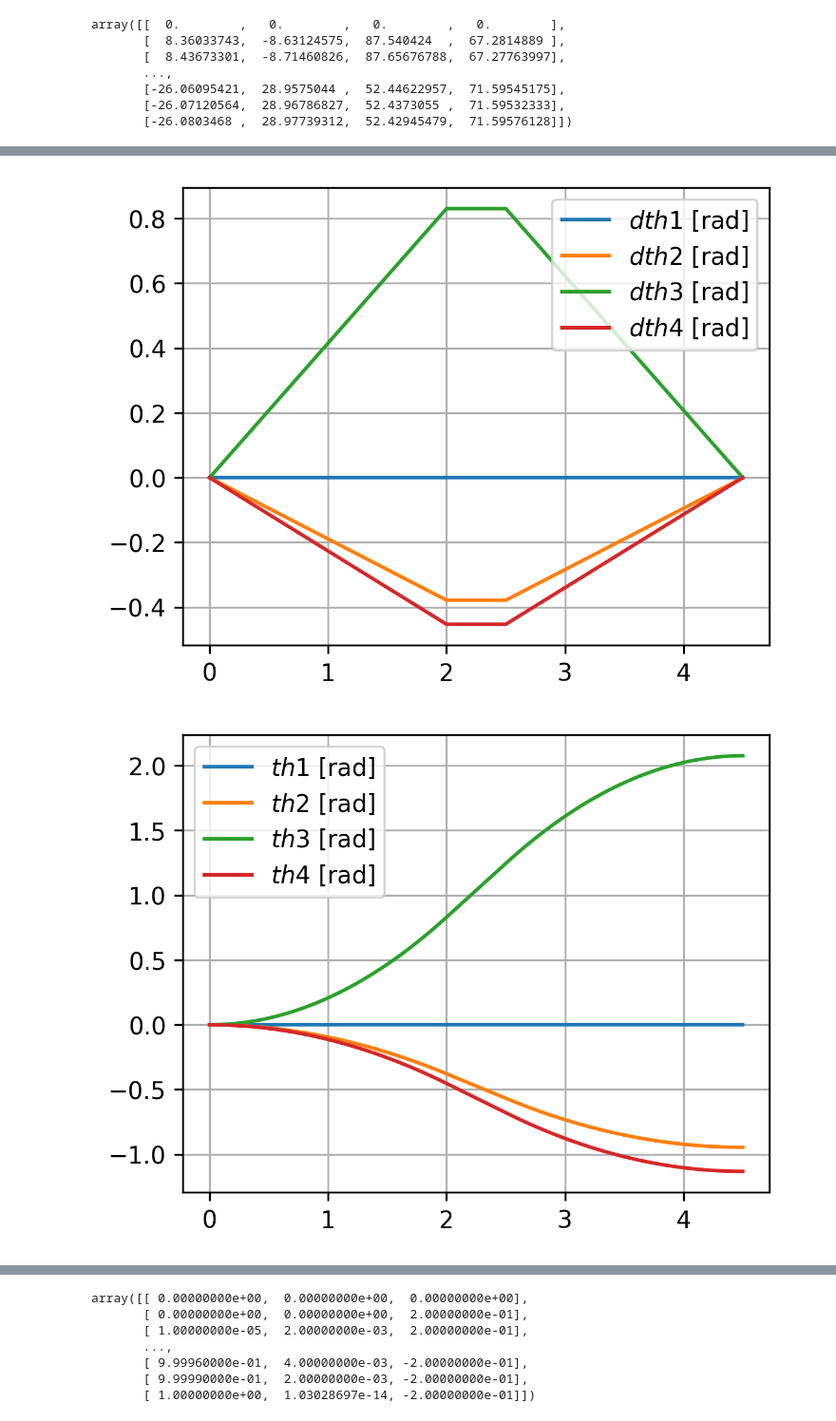
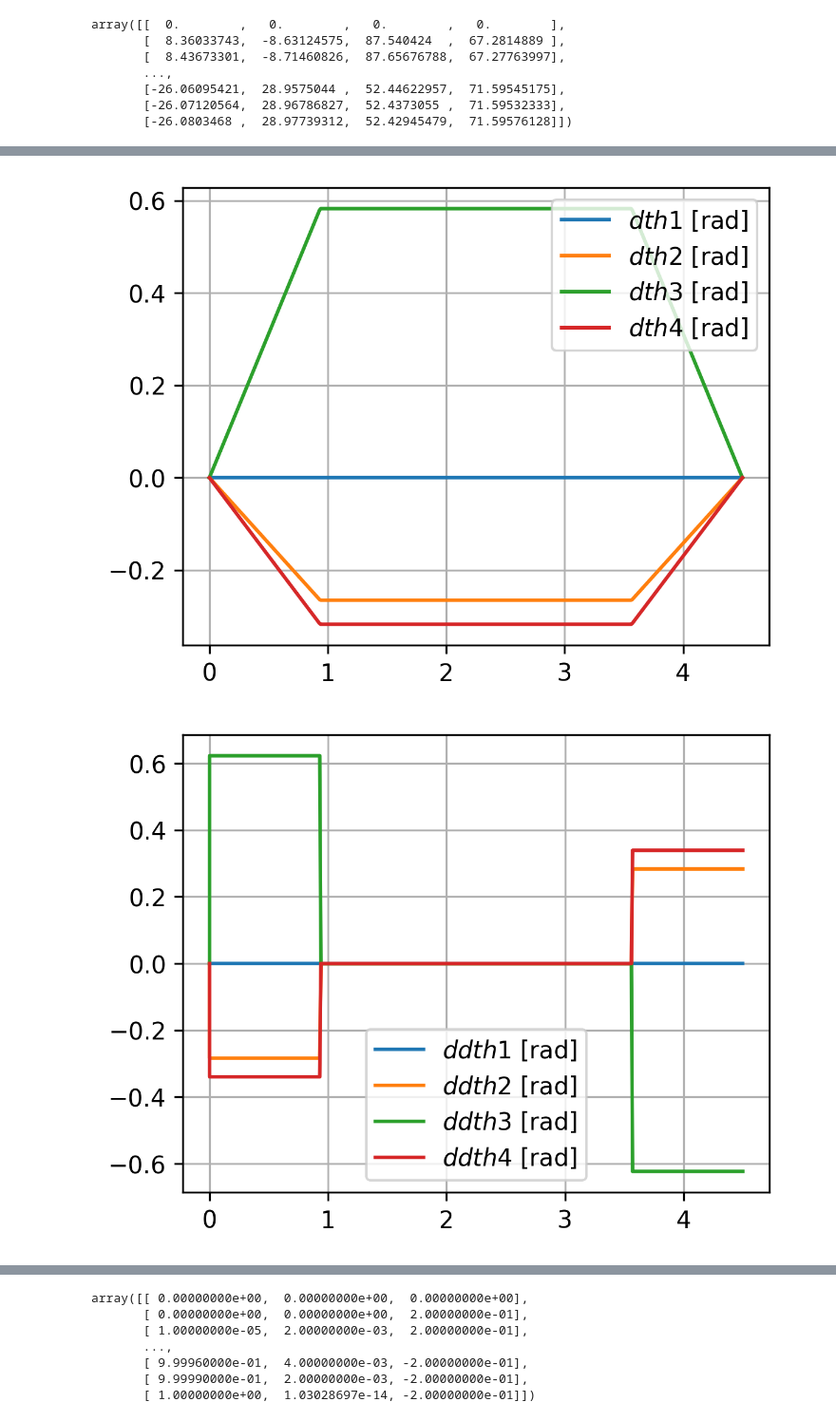
Before and after one commit to ssc166/joint_control, a Jupyter notebook: src/control/note.ipynb, the cells around one changed output, grey strips where cells are left out. Shown at 95% size. Drawn from its saved outputs; the diff is of its cells as text; code cells hidden in the pictures.

```diff
--- a/src/control/note.ipynb
+++ b/src/control/note.ipynb
@@ -74,7 +288,7 @@ theta_print()
 # %% [output]
 1
 # %%
-time, traj = utils.Trapezoidal_Traj_Gen_Given_Amax_and_T(0.5,3,0.01)
+time, traj = utils.Trapezoidal_Traj_Gen_Given_Amax_and_T(0.3,4.5,0.01)
 # %%
 traj
 # %% [output]
@@ -271,23 +472,23 @@ plt.grid(True, axis='y')
 
 plt.show()
 # %% [output]
-[figure, old version]
+[figure, new version]
 # %%
 traj_ddth1 = utils.Path_Gen(0, 0, traj[:,2])
 traj_ddth2 = utils.Path_Gen(0, -0.9455, traj[:,2])
 traj_ddth3 = utils.Path_Gen(0, 2.0769, traj[:,2])
 traj_ddth4 = utils.Path_Gen(0, -1.1314, traj[:,2])
 pl.figure(1, figsize=(15,12), dpi=300)
 pl.subplot(331);
-pl.plot(time, traj_th1, time, traj_th2, time, traj_th3, time, traj_th4 );
-pl.legend([r'$th1$ [rad]', r'$th2$ [rad]', r'$th3$ [rad]', r'$th4$ [rad]'], loc='best')
+pl.plot(time, traj_ddth1, time, traj_ddth2, time, traj_ddth3, time, traj_ddth4 );
+pl.legend([r'$ddth1$ [rad]', r'$ddth2$ [rad]', r'$ddth3$ [rad]', r'$ddth4$ [rad]'], loc='best')
 pl.grid()
 
 plt.grid(True, axis='y')
 
 plt.show()
 # %% [output]
-[figure, old version]
+[figure, new version]
 # %%
 plt.figure(1, figsize=(5,4), dpi=200)
 plt.plot(time, torque)
```
Also changed, not shown: parts of 11 cells of this notebook, 9 other files.
